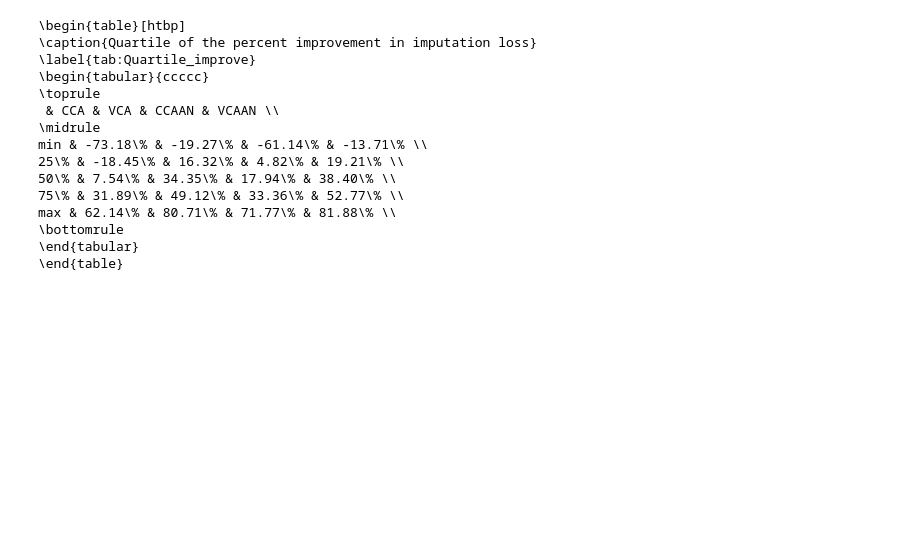
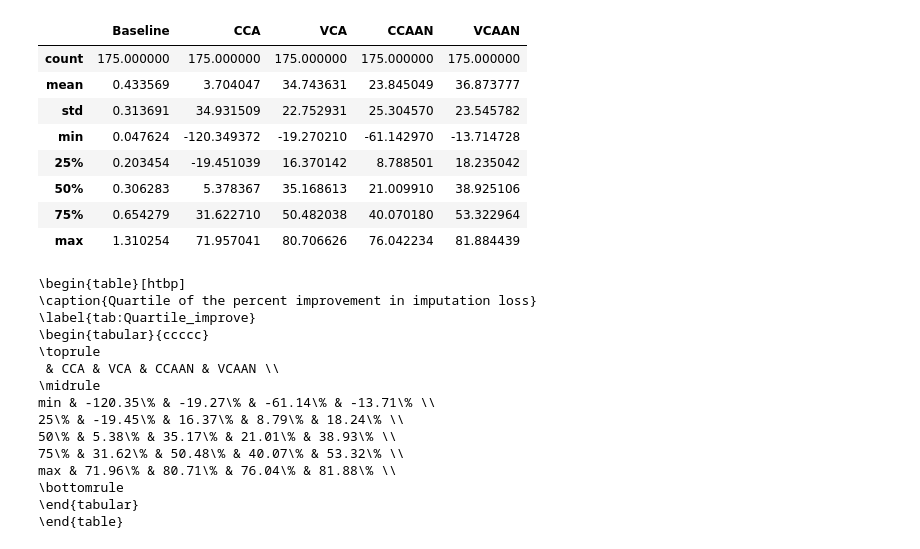
Before and after one commit to xlxsgit/Repository-for-VCAAN, a Jupyter notebook: plot_results.ipynb, the cells around one changed output. Drawn from its saved outputs; the diff is of its cells as text; code cells hidden in the pictures; blank space fills up the shorter version.

```diff
--- a/plot_results.ipynb
+++ b/plot_results.ipynb
@@ -115,3 +103,18 @@ plt.show()
+# %%
+df = data.copy()
+for col in df.columns[1:]:
+    df[col] = (df['Baseline'] - df[col]) / df['Baseline'] * 100
+df.describe()
+# %% [output]
+|  | Baseline | CCA | VCA | CCAAN | VCAAN |
+| count | 175.000000 | 175.000000 | 175.000000 | 175.000000 | 175.000000 |
+| mean | 0.433569 | 3.704047 | 34.743631 | 23.845049 | 36.873777 |
+| std | 0.313691 | 34.931509 | 22.752931 | 25.304570 | 23.545782 |
+| min | 0.047624 | -120.349372 | -19.270210 | -61.142970 | -13.714728 |
+| 25% | 0.203454 | -19.451039 | 16.370142 | 8.788501 | 18.235042 |
+| 50% | 0.306283 | 5.378367 | 35.168613 | 21.009910 | 38.925106 |
+| 75% | 0.654279 | 31.622710 | 50.482038 | 40.070180 | 53.322964 |
+| max | 1.310254 | 71.957041 | 80.706626 | 76.042234 | 81.884439 |
 # %%
 # output results with latex table if needed
 df = data.copy()
@@ -137,11 +140,11 @@ print(table)
 \toprule
  & CCA & VCA & CCAAN & VCAAN \\
 \midrule
-min & -73.18\% & -19.27\% & -61.14\% & -13.71\% \\
-25\% & -18.45\% & 16.32\% & 4.82\% & 19.21\% \\
-50\% & 7.54\% & 34.35\% & 17.94\% & 38.40\% \\
-75\% & 31.89\% & 49.12\% & 33.36\% & 52.77\% \\
-max & 62.14\% & 80.71\% & 71.77\% & 81.88\% \\
+min & -120.35\% & -19.27\% & -61.14\% & -13.71\% \\
+25\% & -19.45\% & 16.37\% & 8.79\% & 18.24\% \\
+50\% & 5.38\% & 35.17\% & 21.01\% & 38.93\% \\
+75\% & 31.62\% & 50.48\% & 40.07\% & 53.32\% \\
+max & 71.96\% & 80.71\% & 76.04\% & 81.88\% \\
 \bottomrule
 \end{tabular}
 \end{table}
```
Also changed, not shown: parts of 5 cells of this notebook, 28 other files.
